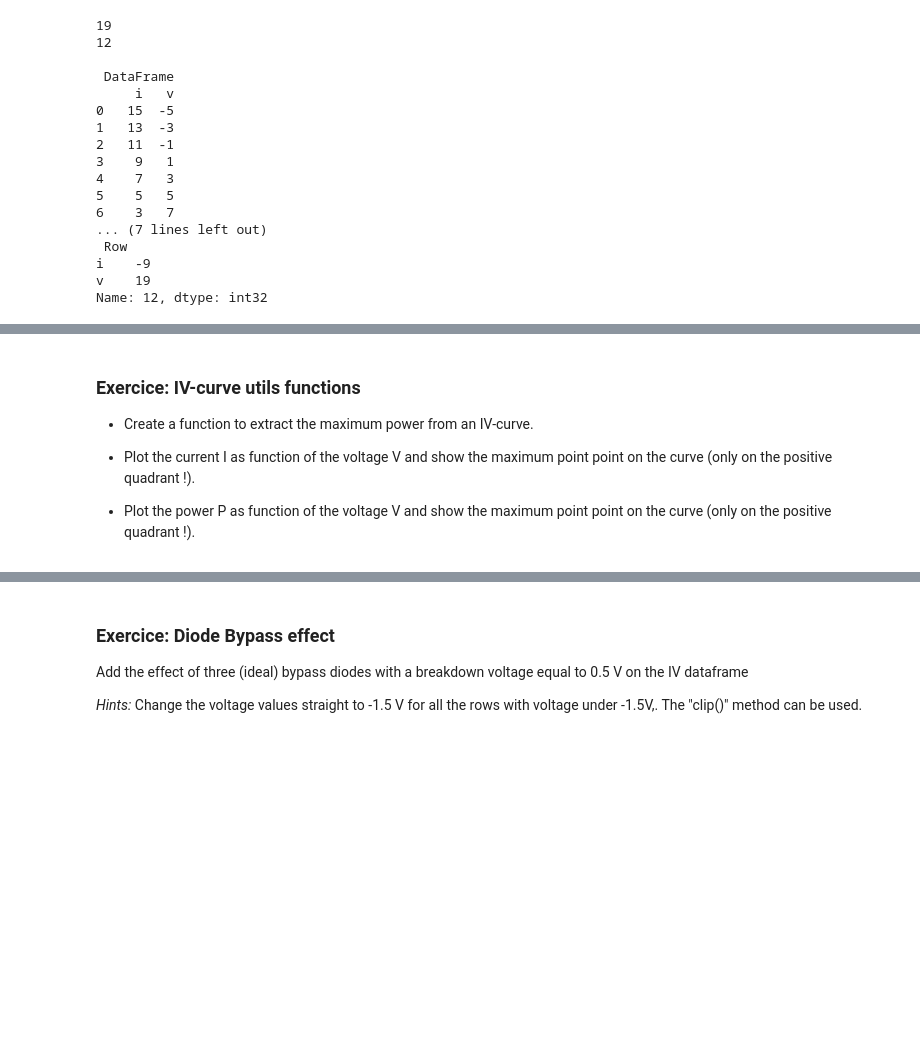
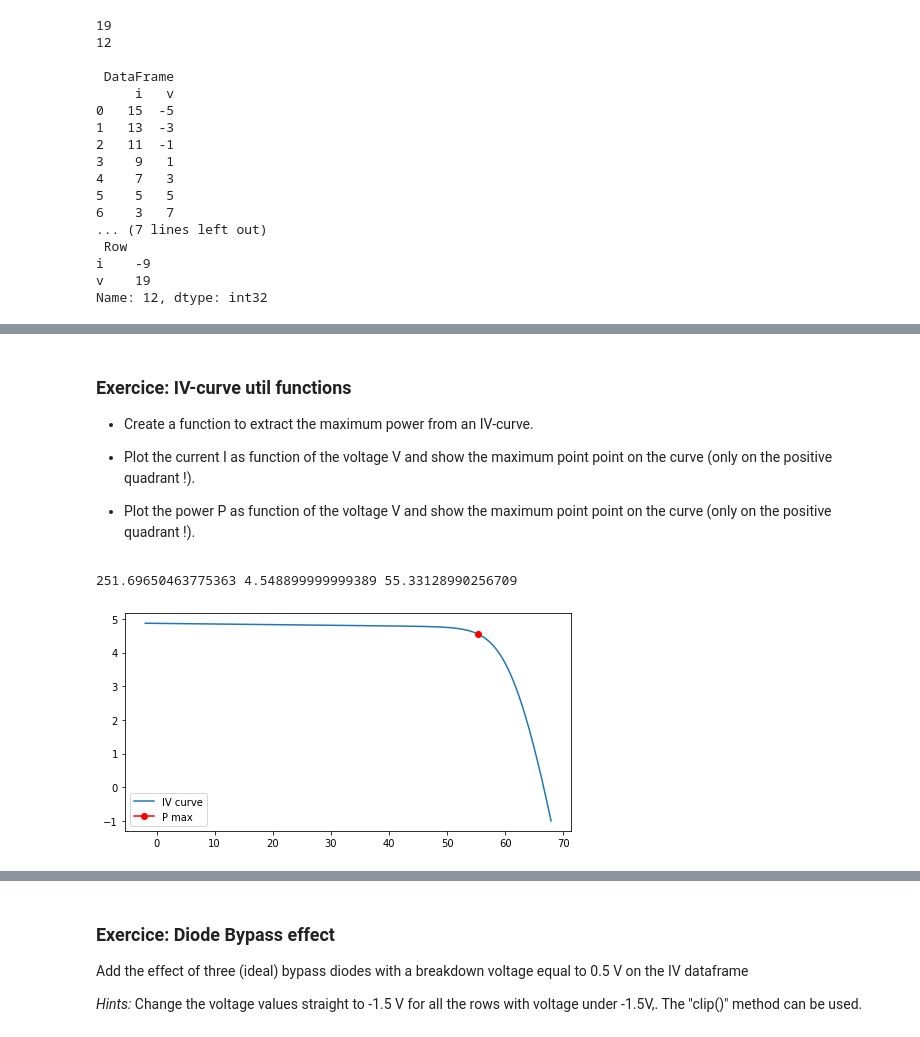
Before and after one commit to AlexandreHugoMathieu/pvfault_detection_solar_academy, a Jupyter notebook: notebooks/iv_curve_modeling.ipynb, the cells around one changed output, grey strips where cells are left out. Cells and saved outputs as stored; diff of their text form; code cells hidden in the pictures; blank space fills up the shorter version.

```diff
--- a/notebooks/iv_curve_modeling.ipynb
+++ b/notebooks/iv_curve_modeling.ipynb
@@ -201,5 +219,5 @@ Notice that "v_from_i" can directly take a list as input for the "current" argum
 # %% [markdown]
-### Exercice: IV-curve utils functions
+### Exercice: IV-curve util functions
 
 - Create a function to extract the maximum power from an IV-curve.
 
@@ -210,0 +227,30 @@ Notice that "v_from_i" can directly take a list as input for the "current" argum
+# %%
+def get_ivmax(curve):
+    """Get P, I, V which maximize the power"""
+
+    curve["p"] = curve["v"] * curve["i"]
+    Pmax = curve["p"].max()
+    idxmax= curve['p'].idxmax()
+    I_max, V_max =  curve.loc[idxmax, ["i", "v"]].values
+
+    return Pmax, I_max, V_max
+# %%
+p_max, i_max, v_max = get_ivmax(iv_df)
+print(p_max, i_max, v_max)
+# %% [output]
+251.69650463775363 4.548899999999389 55.33128990256709
+# %%
+def plot_iv_curve_m(iv_df):
+    p_max, i_max, v_max = get_ivmax(iv_df)
+
+    fig, ax = plt.subplots(1, 1, figsize=(8,4))
+    filter = (iv_df["v"]>-2)
+    plt.plot(iv_df.loc[filter, "v"], iv_df.loc[filter,"i"], label="IV curve")
+    plt.plot(v_max, i_max, color="red", marker="o", label="P max")
+    plt.legend() # Show the labels
+
+    return ax
+
+_ = plot_iv_curve_m(iv_df)
+# %% [output]
+[figure, added]
```
Also changed, not shown: parts of 46 cells of this notebook.
